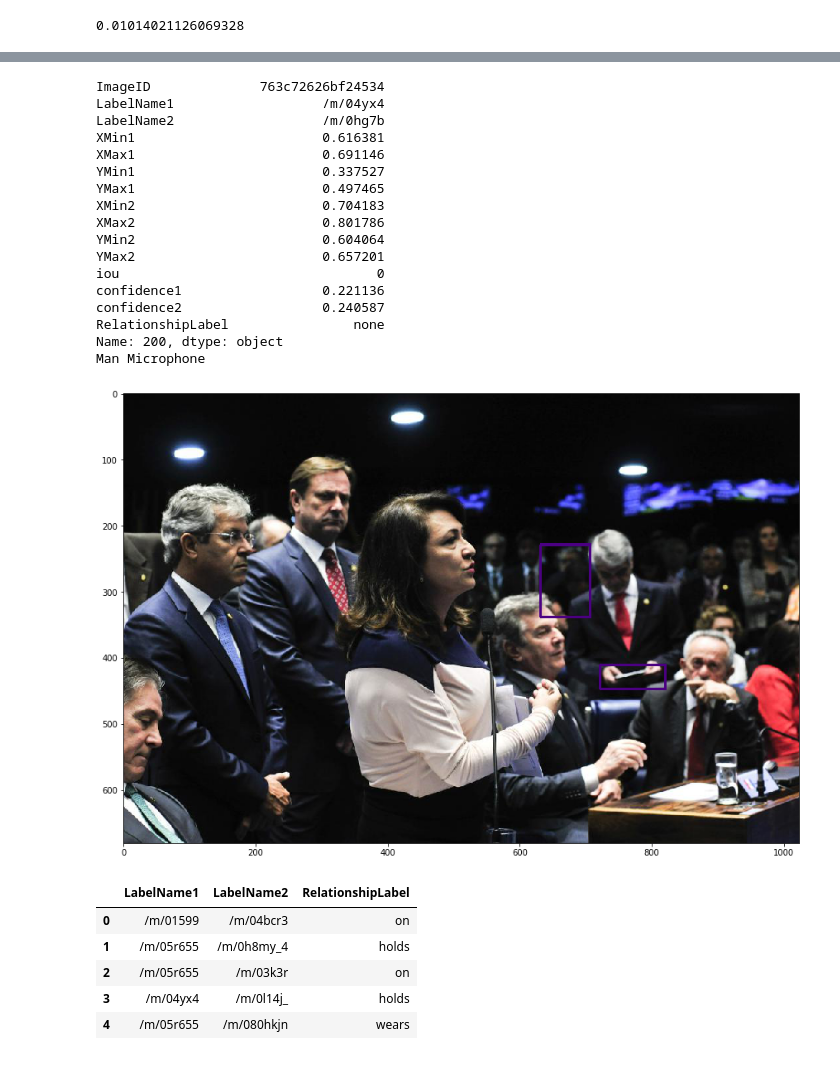
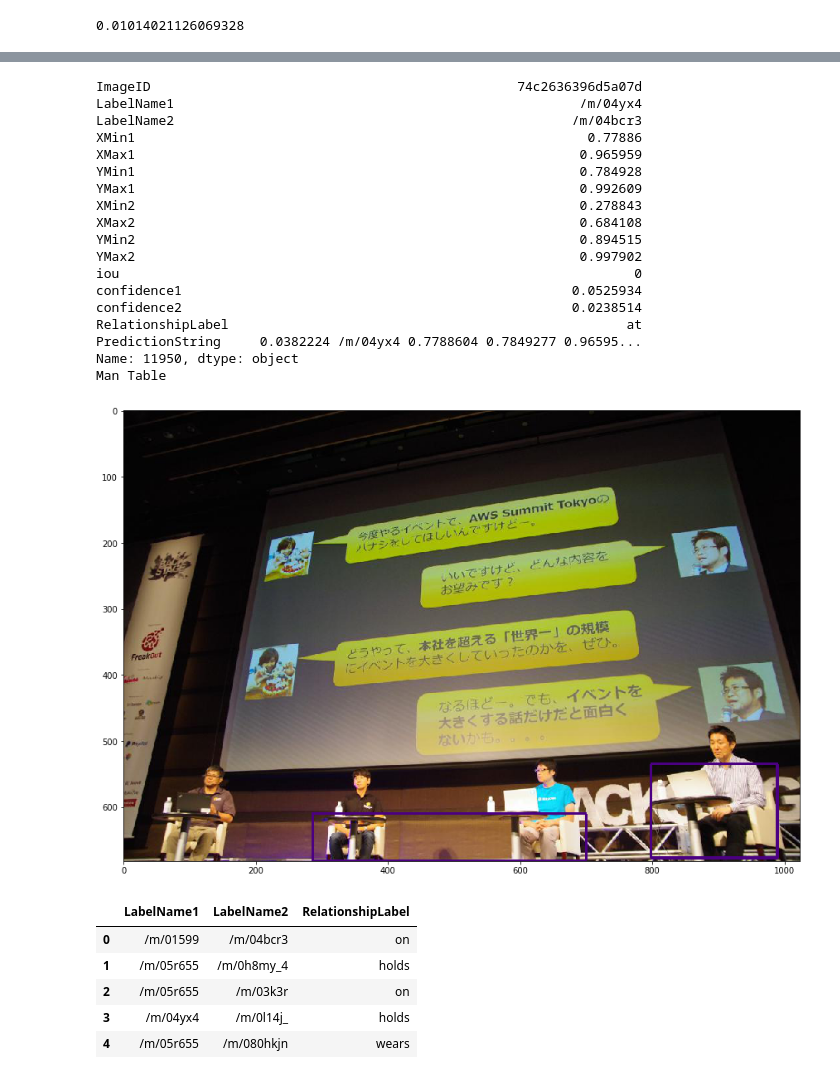
Before and after one commit to chicm/open-images-vrd, a Jupyter notebook: notebooks/tuple-rel-classifier.ipynb, the cells around one changed output, grey strips where cells are left out. Saved outputs shown, nothing was run; the diff lists cells and outputs as text; code cells hidden in the pictures.

```diff
--- a/notebooks/tuple-rel-classifier.ipynb
+++ b/notebooks/tuple-rel-classifier.ipynb
@@ -262,3 +262,6 @@ df_neg.head()
 | 4 | 0000d776a625c28b | /m/09tvcd | /m/09tvcd | none | 0.33750 | 0.93750 | 0.07125 | 0.67750 | 0.991438 | ... |
 # %%
 df_neg.to_csv(osp.join(DATA_DIR, 'negative_tuples.csv'), index=False)
+# %%
+df_neg = pd.read_csv(osp.join(DATA_DIR, 'negative_tuples.csv'))
+df_neg.head()
@@ -691,4 +705,5 @@ pandarallel.initialize()
 # %%
-
-df_test_pos['PredictionString'] = df_test_pos.parallel_apply(lambda row: get_pred_str(row), axis=1)
+from tqdm.auto import tqdm
+tqdm.pandas()
+df_test_pos['PredictionString'] = df_test_pos.progress_apply(lambda row: get_pred_str(row), axis=1)
 # %% [output]
@@ -874,26 +960,27 @@ def show_tuple_relation(df, idx, test_mode=False):
     #plt.subplot(122)
     #plt.imshow(crop_img)
 # %%
-show_tuple_relation(df_test, 200, test_mode=True)
+show_tuple_relation(df_test_pos, 3100, test_mode=True)
 # %% [output]
-ImageID              763c72626bf24534
-LabelName1                   /m/04yx4
-LabelName2                   /m/0hg7b
-XMin1                        0.616381
-XMax1                        0.691146
-YMin1                        0.337527
-YMax1                        0.497465
-XMin2                        0.704183
-XMax2                        0.801786
-YMin2                        0.604064
-YMax2                        0.657201
-iou                                 0
-confidence1                  0.221136
-confidence2                  0.240587
-RelationshipLabel                none
-Name: 200, dtype: object
-Man Microphone
+ImageID                                               74c2636396d5a07d
+LabelName1                                                    /m/04yx4
+LabelName2                                                   /m/04bcr3
+XMin1                                                          0.77886
+XMax1                                                         0.965959
+YMin1                                                         0.784928
+YMax1                                                         0.992609
+XMin2                                                         0.278843
+XMax2                                                         0.684108
+YMin2                                                         0.894515
+YMax2                                                         0.997902
+iou                                                                  0
+confidence1                                                  0.0525934
+confidence2                                                  0.0238514
+RelationshipLabel                                                   at
+PredictionString     0.0382224 /m/04yx4 0.7788604 0.7849277 0.96595...
+Name: 11950, dtype: object
+Man Table
-[figure, old version]
+[figure, new version]
 # %%
 df_trip = pd.read_csv(os.path.join(DATA_DIR, 'challenge-2019-relationship-triplets.csv'))
 df_trip.head()
```
Also changed, not shown: parts of 39 cells of this notebook.
